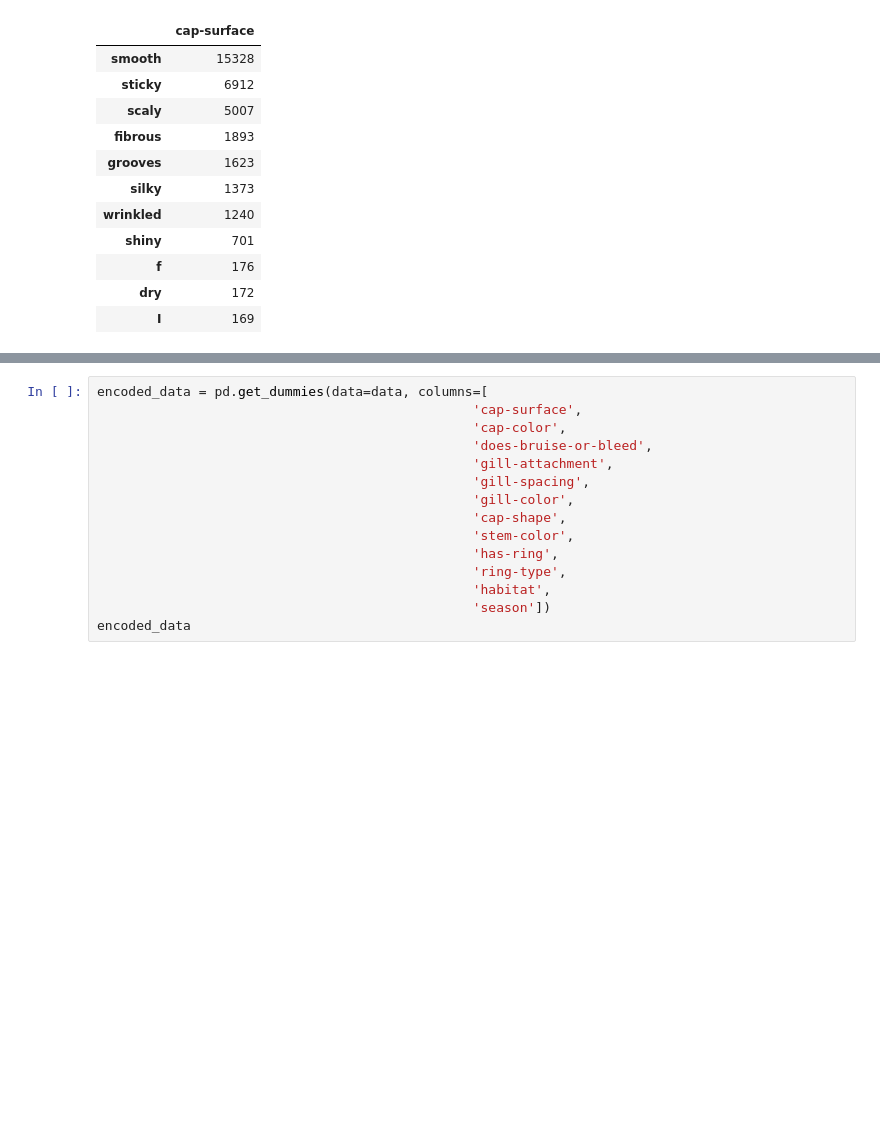
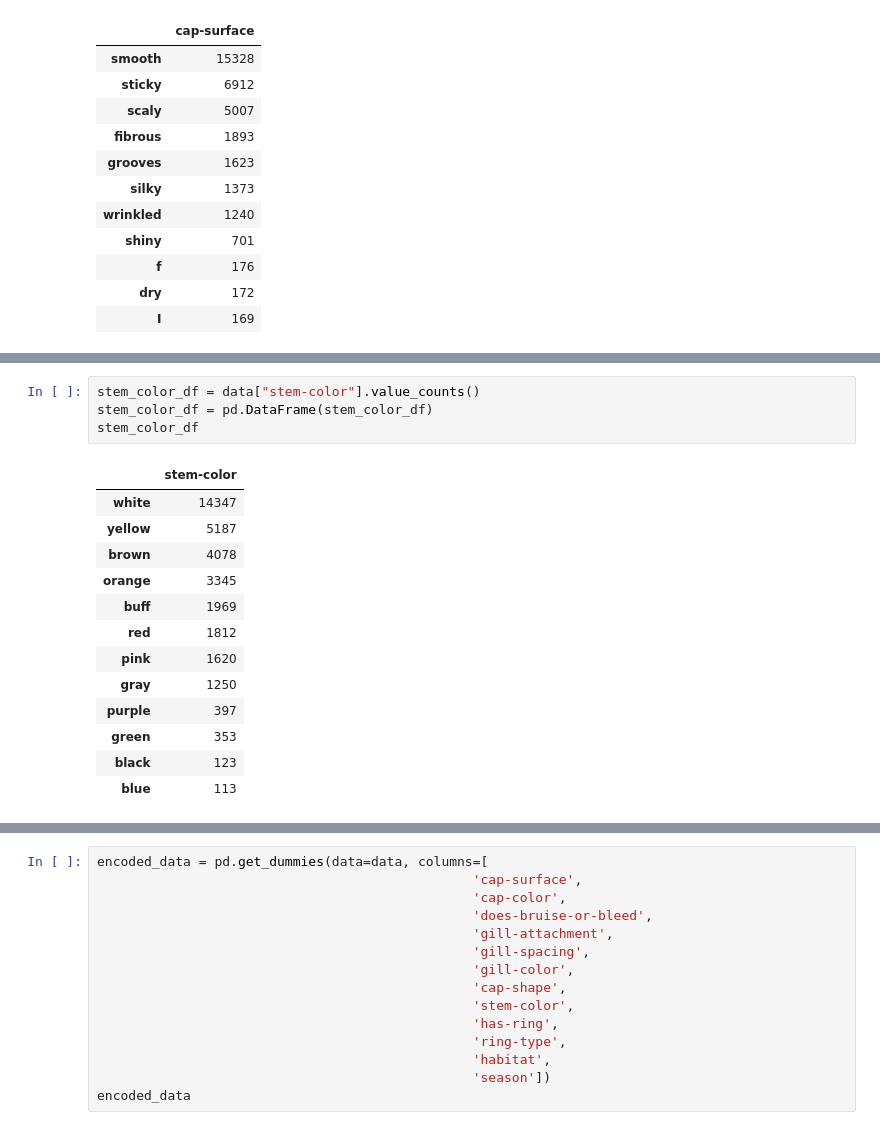
Before and after one commit to lauragabrielson/Mushroom_Classifier, a Jupyter notebook: NA data generation/North American Mushrooms - secondary data.ipynb, the cells around one changed output, grey strips where cells are left out. Saved outputs shown, nothing was run; the diff lists cells and outputs as text; blank space fills up the shorter version.

```diff
--- a/NA data generation/North American Mushrooms - secondary data.ipynb
+++ b/NA data generation/North American Mushrooms - secondary data.ipynb
@@ -96,0 +162,18 @@ cap_surface_df
+# %%
+stem_color_df = data["stem-color"].value_counts()
+stem_color_df = pd.DataFrame(stem_color_df)
+stem_color_df
+# %% [output]
+|  | stem-color |
+| white | 14347 |
+| yellow | 5187 |
+| brown | 4078 |
+| orange | 3345 |
+| buff | 1969 |
+| red | 1812 |
+| pink | 1620 |
+| gray | 1250 |
+| purple | 397 |
+| green | 353 |
+| black | 123 |
+| blue | 113 |
```
Also changed, not shown: parts of 9 cells of this notebook, 5 other files.
